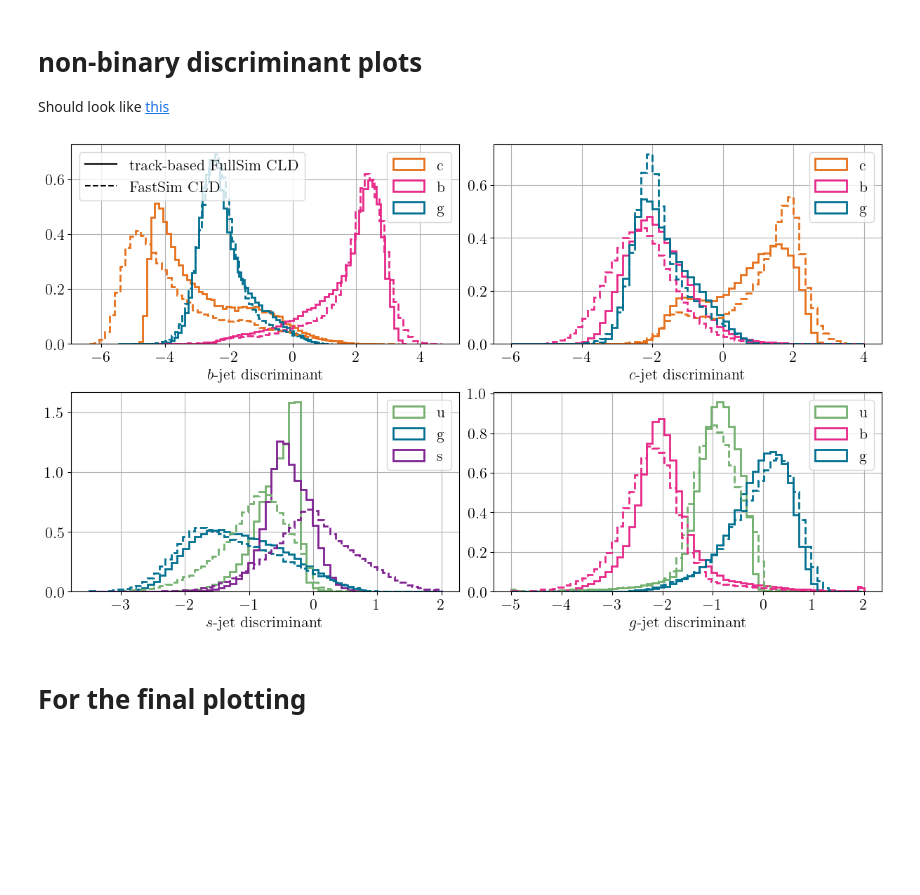
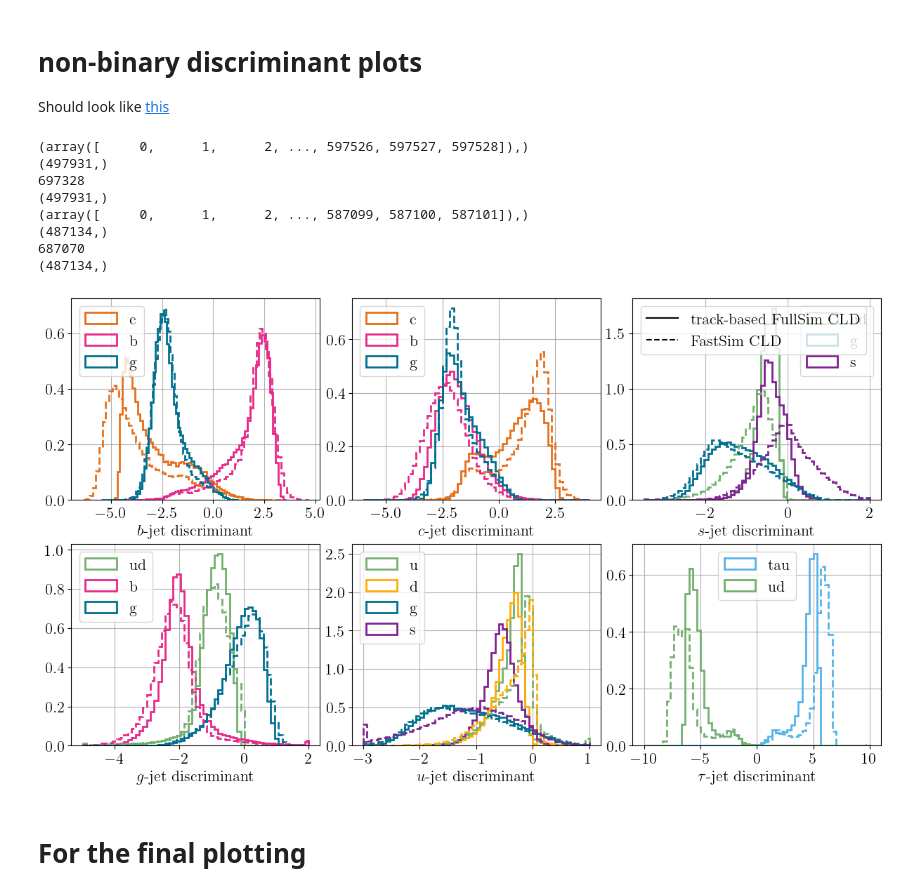
Before and after one commit to saracreates/TaggingResults, a Jupyter notebook: roc-curves.ipynb, the cells around one changed output. Cells and saved outputs as stored; diff of their text form; code cells hidden in the pictures; blank space fills up the shorter version.

Commit message:
updates on roc curves

```diff
--- a/roc-curves.ipynb
+++ b/roc-curves.ipynb
@@ -275,6 +358,6 @@ Should look like [this](https://indico.cern.ch/event/1441581/attachments/2956375
 # %%
 def create_label_mapping():
-    labels = ['u', 'd', 'c', 's', 'b', 'g', 'tau']
+    labels = ['ud', 'l', 'c', 's', 'b', 'g', 'tau'] # 0 and 1 are both light (l) but function needs to bijective
 
     # Map label to integer
     label_to_int = {label: idx for idx, label in enumerate(labels)}
@@ -287,26 +370,27 @@ def create_label_mapping():
 # Example usage
 label_to_int, int_to_label = create_label_mapping()
 # %%
-dic_non_bi = {"b": ["c", "b", "g"], "c": ["c", "b", "g"], "s": ["u", "g", "s"], "g": ["u", "b", "g"]}
+dic_non_bi = {"b": ["c", "b", "g"], "c": ["c", "b", "g"], "s": ["ud", "g", "s"], "g": ["ud", "b", "g"], "ud": ["ud", "l", "g", "s"], "tau": ["tau", "ud"]}
 # %%
-def non_binary_b(data1, data2, dic, label1, label2, dicx=None):
-    fig, ax = plt.subplots(2, 2, figsize=(12, 7), constrained_layout=True)
+def non_binary_b(data1, data2, dic, label1, label2, dicx=None, lax=0):
+    fig, ax = plt.subplots(2, 3, figsize=(12, 7), constrained_layout=True)
     ax = ax.flat
 
     color_cycle = plt.rcParams['axes.prop_cycle'].by_key()['color']
-    dic_c = {0: color_cycle[0], 2: color_cycle[1], 3: color_cycle[4], 4: color_cycle[3], 5: color_cycle[2]}
+    dic_c = {0: color_cycle[0], 1: color_cycle[5], 2: color_cycle[1], 3: color_cycle[4], 4: color_cycle[3], 5: color_cycle[2], 6: color_cycle[6]}
     ls = ["solid", "dashed"]
 
     for d, data in enumerate([data1, data2]):
         y_true, y_score = get_y_true_and_score(data)
+        y_score = change_ud_to_l(y_score, y_true, True) # average ud to light
 
-        for a, quark in enumerate(dic.keys()):
+        for a, quark in enumerate(dic.keys()): # what tagging? b?
             # plot
             int_quark = label_to_int[quark]
             y_score_MC_b = y_score[np.where(y_true==int_quark)] # shape (x, 7)
             q_int = [label_to_int[q] for q in dic[quark]]
 
-            for l, i in enumerate(q_int):
+            for l, i in enumerate(q_int): # vs which quarks?
                 score = y_score_MC_b[:, i]
                 lab = None
                 r = None
@@ -317,13 +401,20 @@ def non_binary_b(data1, data2, dic, label1, label2, dicx=None):
                         hist_val = np.clip(hist_val, *r)
                 if d==0:
                     lab = dic[quark][l]
+                    if quark=="ud" and lab=="ud":
+                        lab="u"
+                    elif quark=="ud" and lab=="l":
+                        lab = "d"
                 ax[a].hist(hist_val, histtype='step', linewidth=2.0, density=True, bins=60, label=lab, color=dic_c[i], linestyle=ls[d], range=r)
                 ax[a].grid(True)
                 ax[a].legend()
                 ax[a].set_xlabel(r"${}$-jet discriminant".format(quark))
+                if quark=="tau":
+                    ax[a].set_xlabel(r"$\tau$-jet discriminant")
+                elif quark=="ud":
+                    ax[a].set_xlabel(r"$u$-jet discriminant")
 
     # legends ...
-    lax = 0
     handles_colorful, labels_colorful = ax[lax].get_legend_handles_labels()
     legend_colorful = ax[lax].legend(handles=handles_colorful) #, title=f"{labels[4]}-tagging", title_fontproperties={'weight':'bold'})
     # Create black lines for FullSim and FastSim
@@ -342,11 +433,19 @@ path2 = "/afs/cern.ch/work/s/saaumill/public/tagging_performance/FCCnote/fastsim
 data1 = load_data(path1)
 data2 = load_data(path2)
 # %%
-dic_xlim = {"b": None, "c": [-6, 4], "s": [-3.5, 2], "g": [-5, 2]}
+dic_xlim = {"b": None, "c": [-6, 4], "s": [-3.5, 2], "g": [-5, 2], "ud": [-3, 1], "tau": [-10,10]}
 # %%
-non_binary_b(data1, data2, dic_non_bi, "track-based FullSim CLD", "FastSim CLD", dic_xlim)
+non_binary_b(data1, data2, dic_non_bi, "track-based FullSim CLD", "FastSim CLD", dic_xlim, lax=2)
 # %% [output]
+(array([     0,      1,      2, ..., 597526, 597527, 597528]),)
+(497931,)
+697328
+(497931,)
+(array([     0,      1,      2, ..., 587099, 587100, 587101]),)
+(487134,)
+687070
+(487134,)
-[figure, old version]
+[figure, new version]
 # %% [markdown]
 # For the final plotting
 # %%
```
Also changed, not shown: parts of 18 cells of this notebook, 11 other files.
